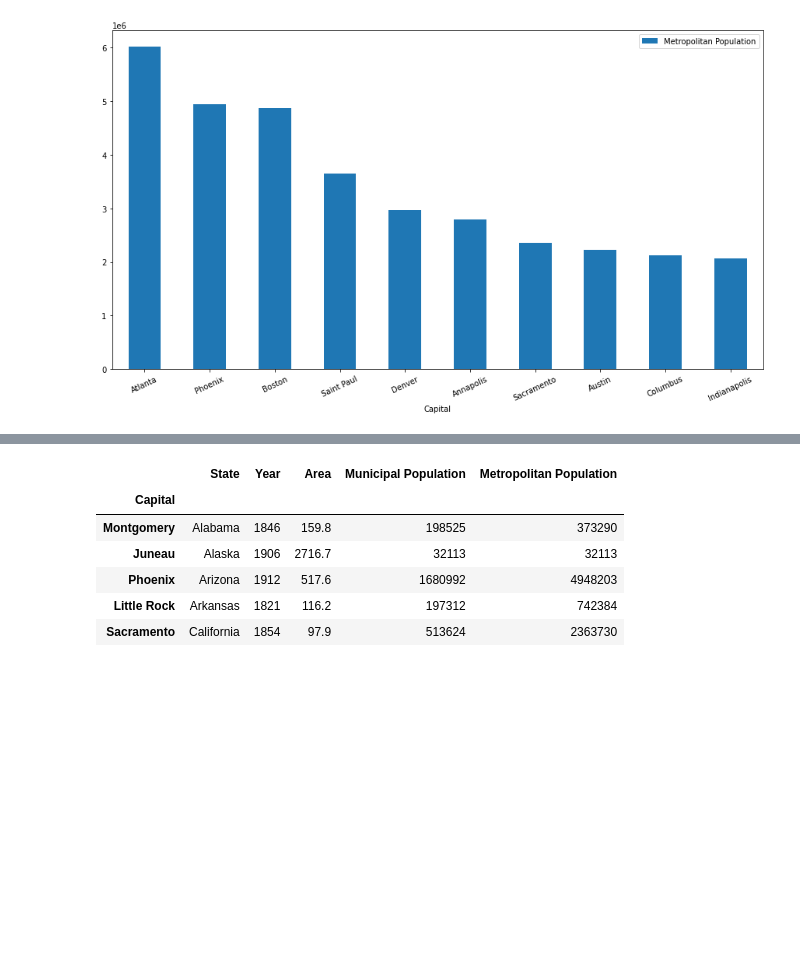
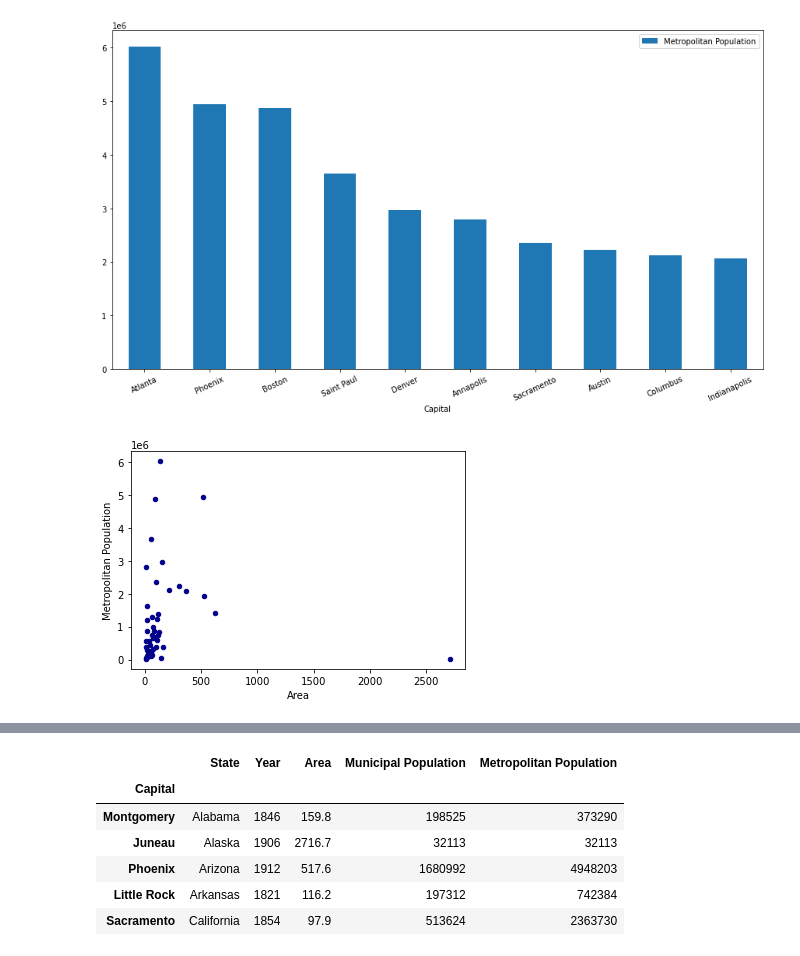
Before and after one commit to chaseroldan/portfolio-projects, a Jupyter notebook: project-us-capitals/us-capitals.ipynb, the cells around one changed output, grey strips where cells are left out. Drawn from its saved outputs; the diff is of its cells as text; code cells hidden in the pictures; blank space fills up the shorter version.

```diff
--- a/project-us-capitals/us-capitals.ipynb
+++ b/project-us-capitals/us-capitals.ipynb
@@ -153,3 +153,9 @@ largest_metro_chart = largest_metro.plot.bar(x='Capital', y='Metropolitan Popula
 largest_metro_chart.figure.savefig('metro.png')
 # %% [output]
 [figure]
+# %%
+ax1 = df.plot.scatter(x='Area',
+                      y='Metropolitan Population',
+                      c='DarkBlue')
+# %% [output]
+[figure, added]
```
Also changed, not shown: parts of 2 cells of this notebook.
